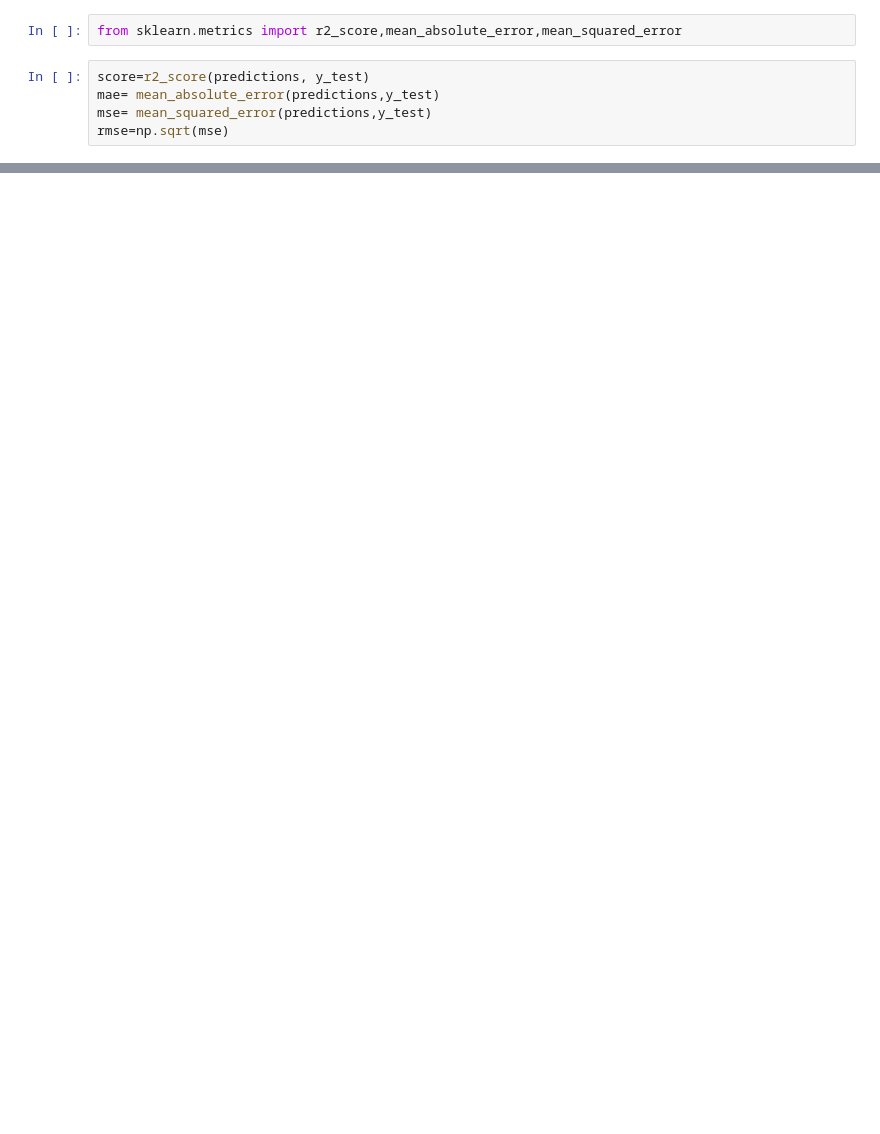
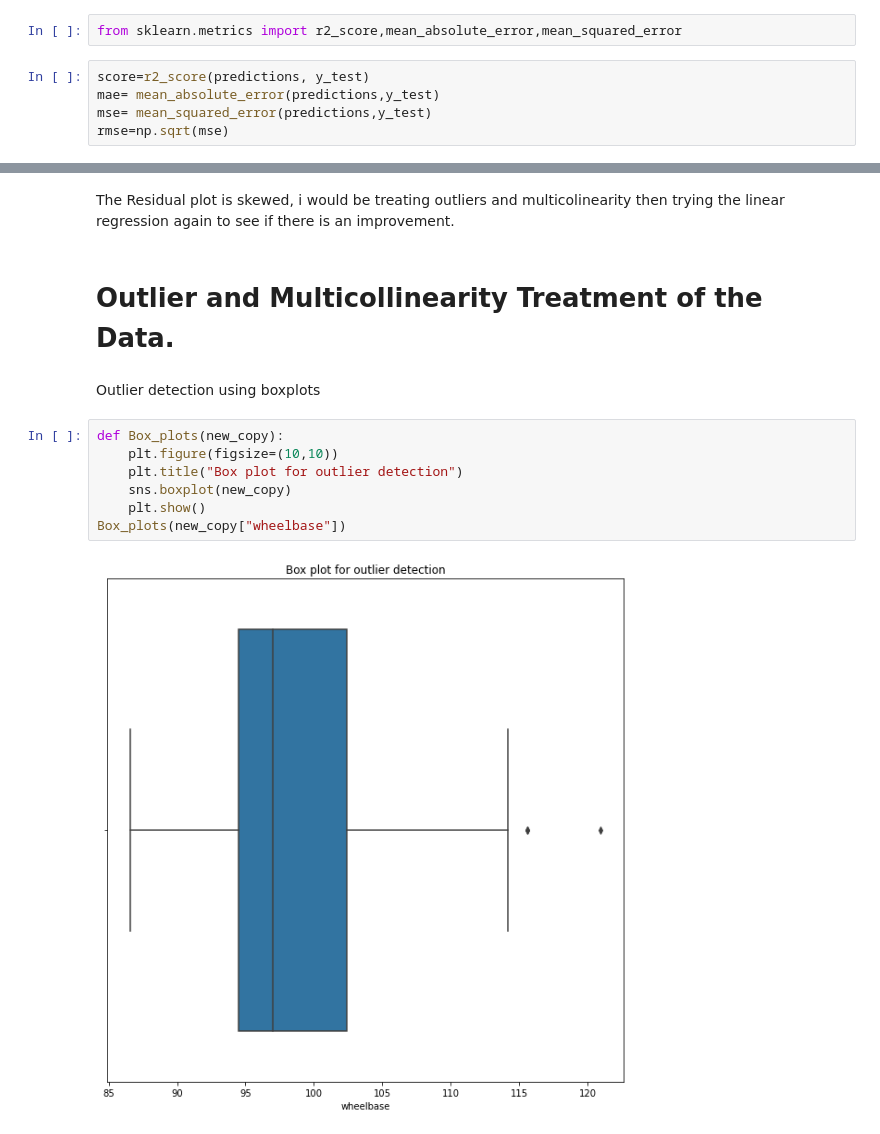
Before and after one commit to Favourabah/Car-Price-Prediction-Project, a Jupyter notebook: Car Price Project.ipynb, the cells around one changed output, grey strips where cells are left out. Saved outputs shown, nothing was run; the diff lists cells and outputs as text; blank space fills up the shorter version.

```diff
--- a/Car Price Project.ipynb
+++ b/Car Price Project.ipynb
@@ -601,0 +602,15 @@ sns.histplot((y_test-predictions),kde= True)
+# %% [markdown]
+The Residual plot is skewed, i would be treating outliers and multicolinearity then trying the linear regression again to see if there is an improvement.
+# %% [markdown]
+# Outlier and Multicollinearity Treatment of the Data.
+# %% [markdown]
+Outlier detection using boxplots
+# %%
+def Box_plots(new_copy):
+    plt.figure(figsize=(10,10))
+    plt.title("Box plot for outlier detection")
+    sns.boxplot(new_copy)
+    plt.show()
+Box_plots(new_copy["wheelbase"])
+# %% [output]
+[figure, added]
```
Also changed, not shown: parts of 119 cells of this notebook.
